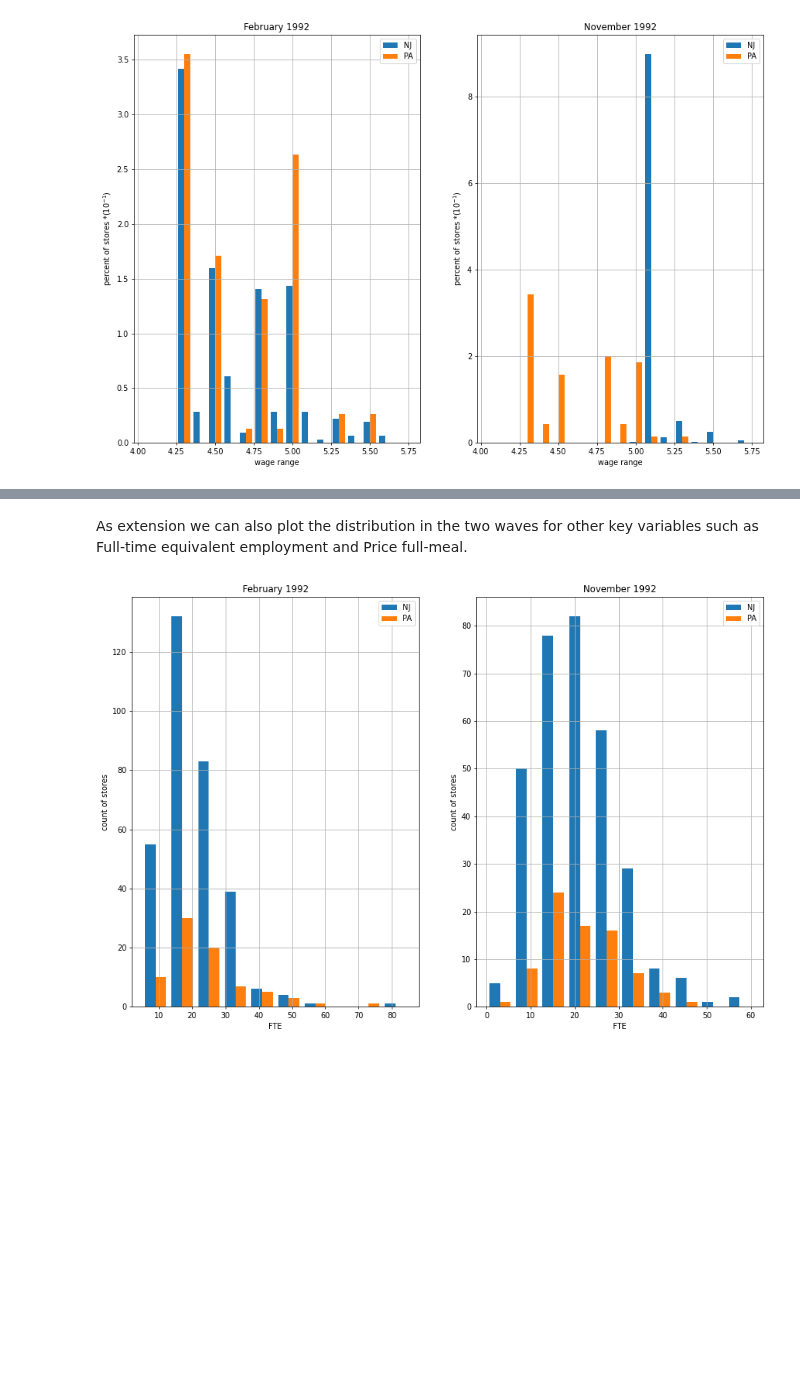
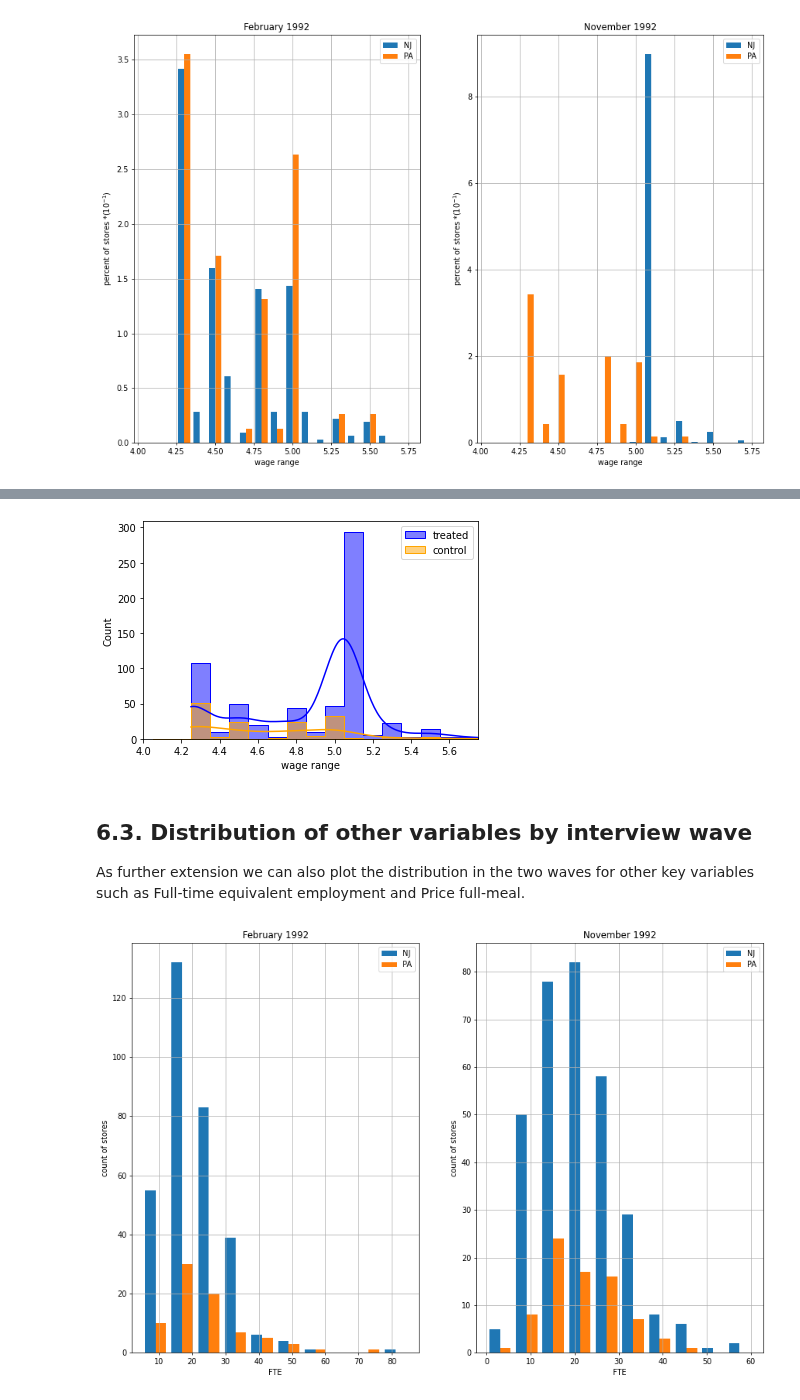
Before and after one commit to edoardofalchi/ose-data-science-course-projeect-edoardofalchi, a Jupyter notebook: Card_Krueger_1994.ipynb, the cells around one changed output, grey strips where cells are left out. Cells and saved outputs as stored; diff of their text form; code cells hidden in the pictures; blank space fills up the shorter version.

```diff
--- a/Card_Krueger_1994.ipynb
+++ b/Card_Krueger_1994.ipynb
@@ -382,5 +500,12 @@ figure1(df_before,df_after)
+# %%
+get_common_support(df_PA,df_NJ)
+# %% [output]
+[figure, added]
 # %% [markdown]
-As extension we can also plot the distribution in the two waves for other key variables such as Full-time equivalent employment and Price full-meal.
+<a class="anchor" id="6.3. Distribution of other variables by interview wave"></a>
+## 6.3. Distribution of other variables by interview wave
+
+As further extension we can also plot the distribution in the two waves for other key variables such as Full-time equivalent employment and Price full-meal.
 # %%
 sel_var=['FTE','price_full_meal']
 for i in sel_var:
```
Also changed, not shown: parts of 83 cells of this notebook.
